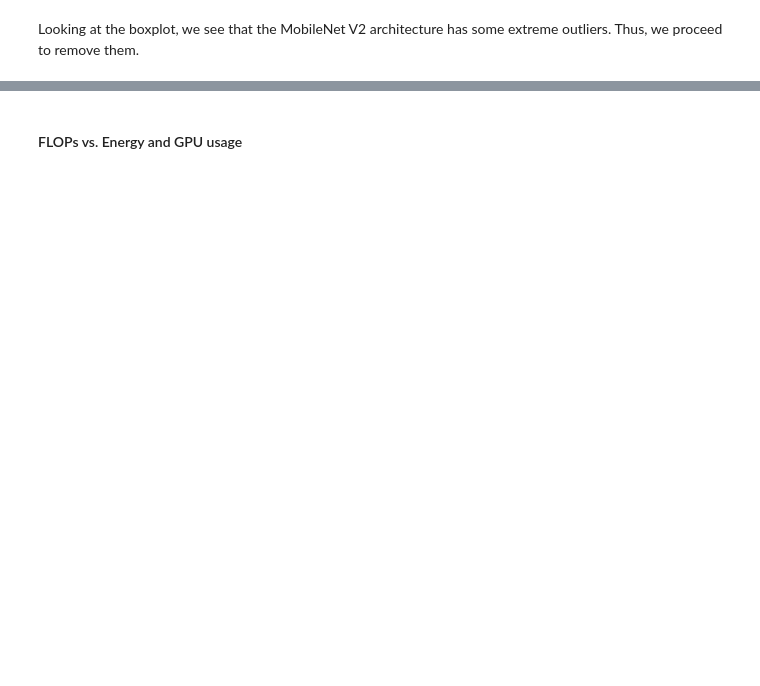
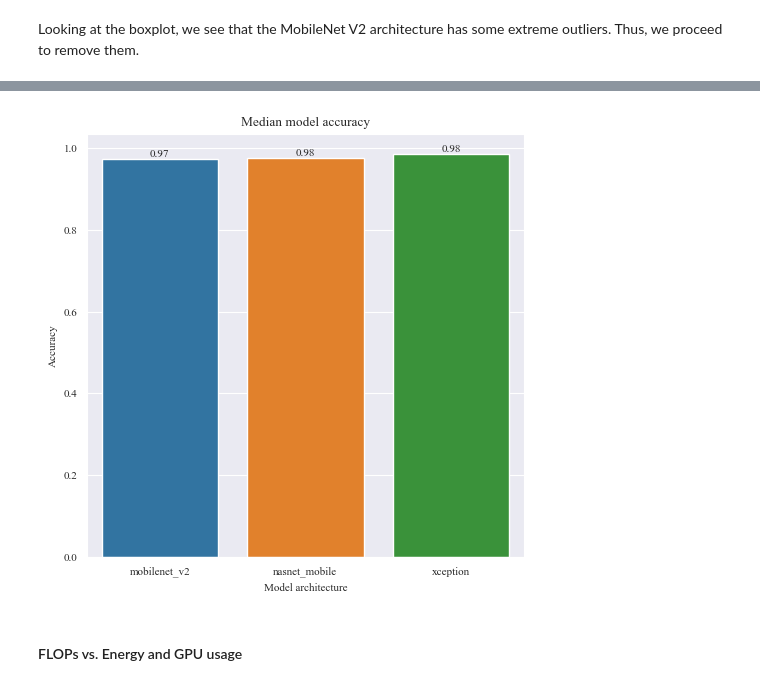
Before and after one commit to santidrj/DL-energetic-impact-analysis, a Jupyter notebook: data-analysis.ipynb, the cells around one changed output, grey strips where cells are left out. Saved outputs shown, nothing was run; the diff lists cells and outputs as text; code cells hidden in the pictures; blank space fills up the shorter version.

```diff
--- a/data-analysis.ipynb
+++ b/data-analysis.ipynb
@@ -629,3 +849,18 @@ boxplot(
+# %%
+cloud_accuracy = pd.concat([cloud_mobilenet_no_accuracy_outliers, cloud_nasnet_no_accuracy_outliers, cloud_xception])
+_, ax = barplot(
+    analysis_df.query("`training strategy` == 'cloud'"),
+    x="architecture",
+    y="accuracy",
+    xlabel="Model architecture",
+    ylabel="Accuracy",
+    title="Median model accuracy",
+    estimator="median",
+    barlabel=True,
+    figname="cloud-accuracy-comparison.eps"
+)
+# %% [output]
+[figure, added]
 # %% [markdown]
 #### FLOPs vs. Energy and GPU usage
 # %%
```
Also changed, not shown: parts of 78 cells of this notebook.
